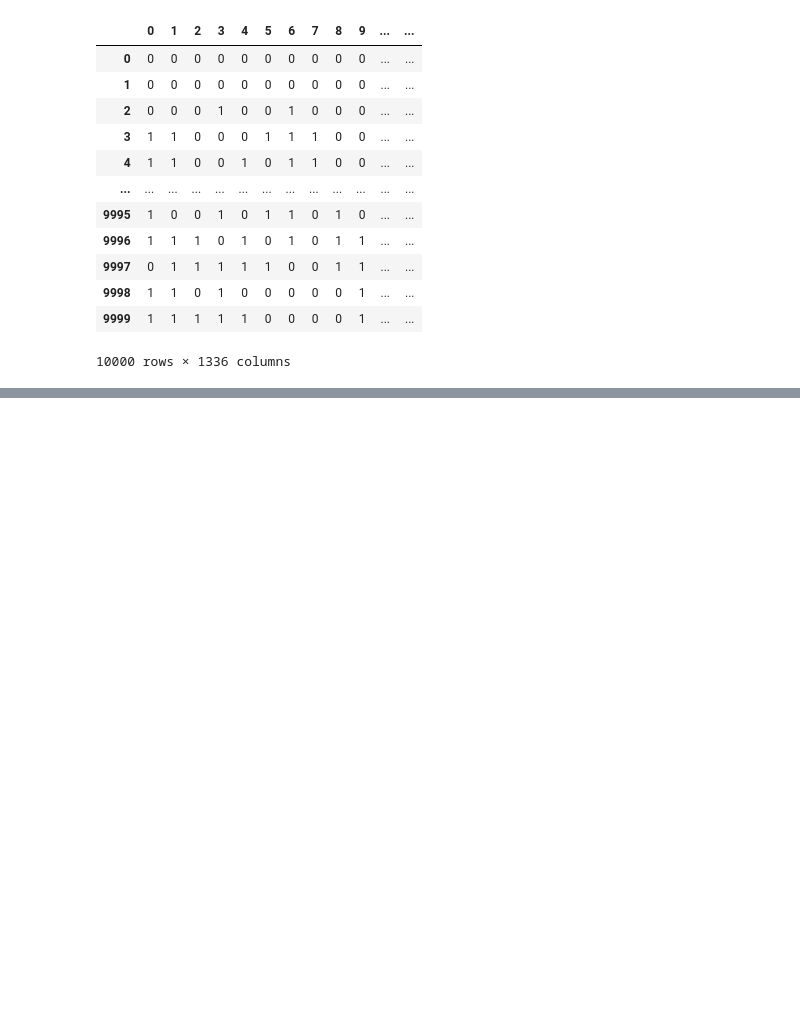
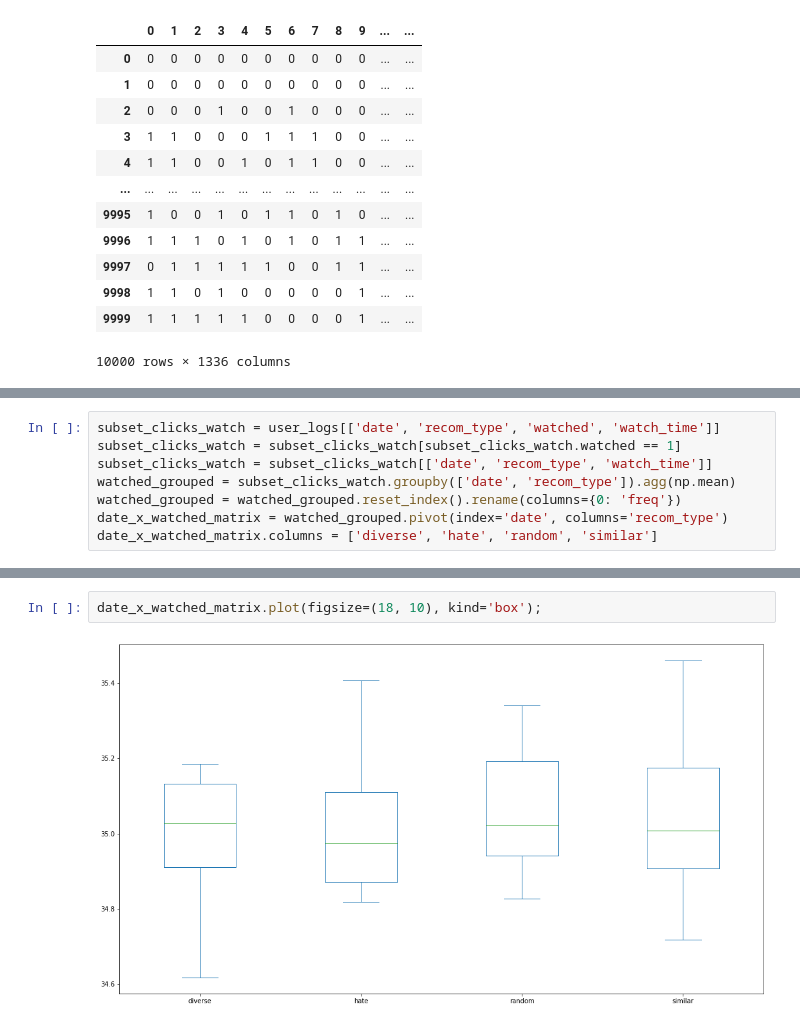
Before and after one commit to ciCciC/RecommendationSysTopicModel, a Jupyter notebook: notebooks/data_simulator.ipynb, the cells around one changed output, grey strips where cells are left out. Cells and saved outputs as stored; diff of their text form; blank space fills up the shorter version.

```diff
--- a/notebooks/data_simulator.ipynb
+++ b/notebooks/data_simulator.ipynb
@@ -410,0 +472,8 @@ xx
+# %%
+subset_clicks_watch = user_logs[['date', 'recom_type', 'watched', 'watch_time']]
+subset_clicks_watch = subset_clicks_watch[subset_clicks_watch.watched == 1]
+subset_clicks_watch = subset_clicks_watch[['date', 'recom_type', 'watch_time']]
+watched_grouped = subset_clicks_watch.groupby(['date', 'recom_type']).agg(np.mean)
+watched_grouped = watched_grouped.reset_index().rename(columns={0: 'freq'})
+date_x_watched_matrix = watched_grouped.pivot(index='date', columns='recom_type')
+date_x_watched_matrix.columns = ['diverse', 'hate', 'random', 'similar']
@@ -410,0 +500,4 @@ xx
+# %%
+date_x_watched_matrix.plot(figsize=(18, 10), kind='box');
+# %% [output]
+[figure, added]
```
Also changed, not shown: parts of 7 cells of this notebook, 3 other files.
